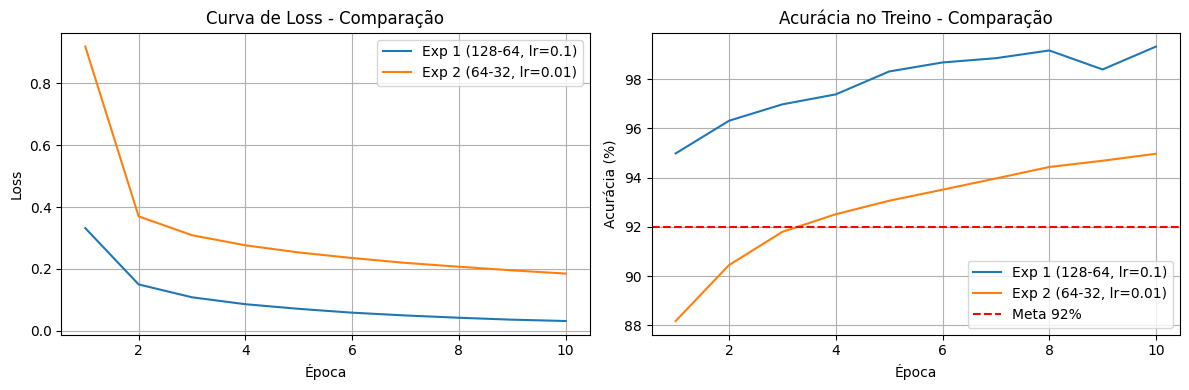
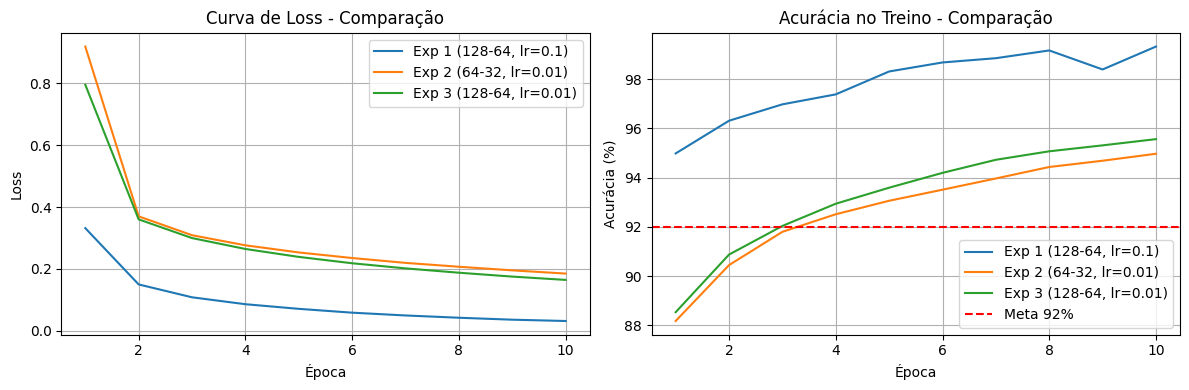
Unified diff of the notebook cell whose output changed from the first chart to the second:
--- before
+++ after
@@ -1,6 +1,7 @@
 fig, (ax1, ax2) = plt.subplots(1, 2, figsize=(12, 4))
 
-ax1.plot(range(1, 11), loss_history, label='Exp 1 (128-64, lr=0.1)')
+ax1.plot(range(1, 11), loss_history,  label='Exp 1 (128-64, lr=0.1)')
 ax1.plot(range(1, 11), loss_history2, label='Exp 2 (64-32, lr=0.01)')
+ax1.plot(range(1, 11), loss_history3, label='Exp 3 (128-64, lr=0.01)')
 ax1.set_title("Curva de Loss - Comparação")
 ax1.set_xlabel("Época")
@@ -9,6 +10,7 @@
 ax1.grid(True)
 
-ax2.plot(range(1, 11), [a*100 for a in acc_history], label='Exp 1 (128-64, lr=0.1)')
+ax2.plot(range(1, 11), [a*100 for a in acc_history],  label='Exp 1 (128-64, lr=0.1)')
 ax2.plot(range(1, 11), [a*100 for a in acc_history2], label='Exp 2 (64-32, lr=0.01)')
+ax2.plot(range(1, 11), [a*100 for a in acc_history3], label='Exp 3 (128-64, lr=0.01)')
 ax2.axhline(y=92, color='r', linestyle='--', label='Meta 92%')
 ax2.set_title("Acurácia no Treino - Comparação")

Commit: feat: adiciona experimento 3 e resultados